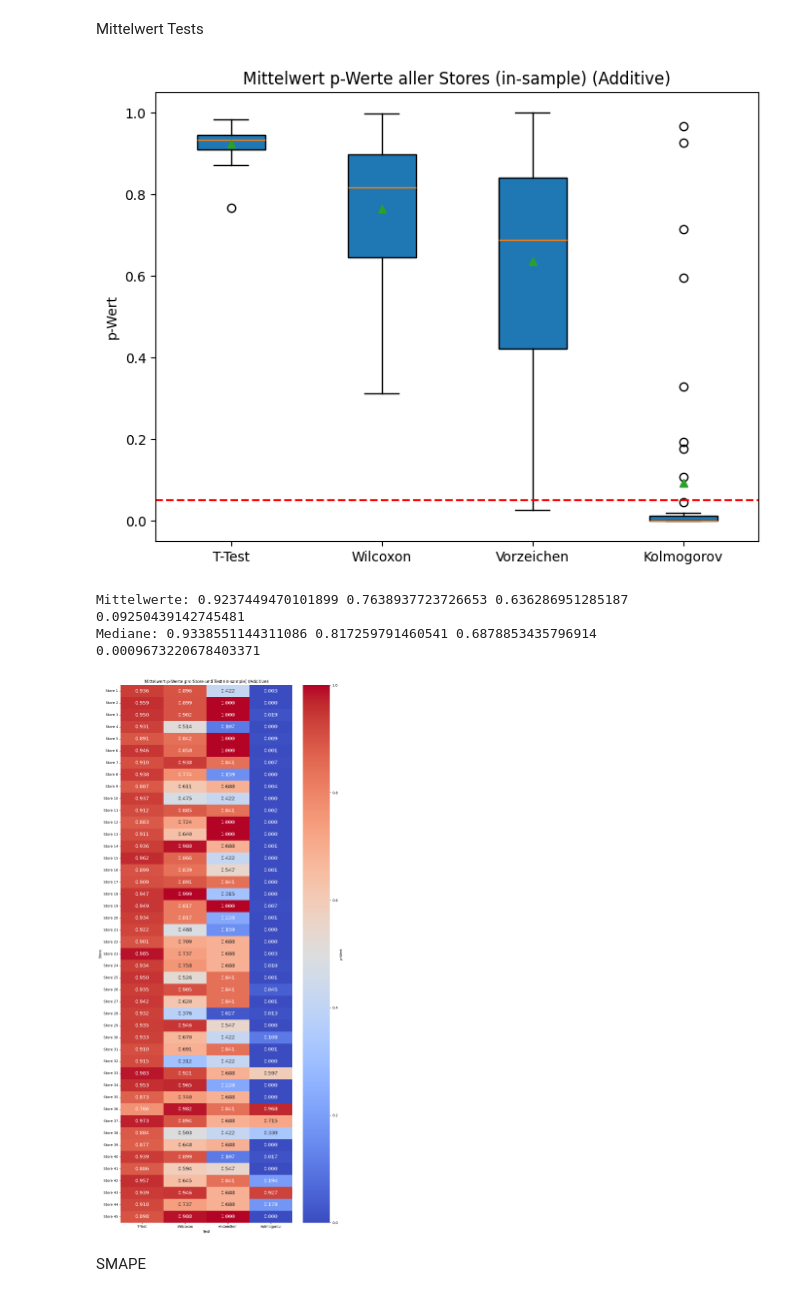
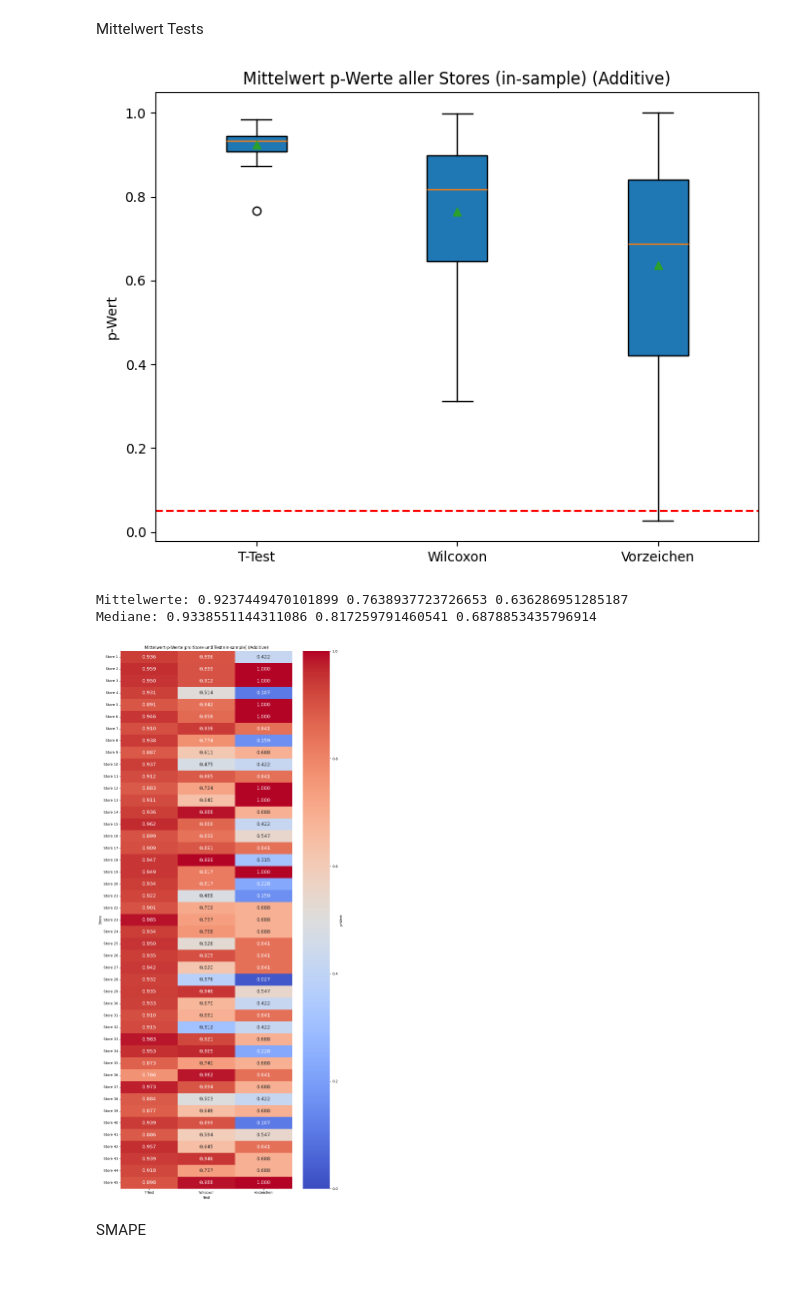
Before and after one commit to netalivo/Bachelor, a Jupyter notebook: main_all_stores_additive.ipynb, the cells around one changed output. Cells and saved outputs as stored; diff of their text form; code cells hidden in the pictures.

```diff
--- a/main_all_stores_additive.ipynb
+++ b/main_all_stores_additive.ipynb
@@ -45,8 +45,8 @@ if model_type == 'Naive':
     residuals_dict, fitted_values_dict = naive_for_all_stores('Walmart_Sales.csv')
 
 if model_type == 'Additive':
-    residuals_dict, fitted_values_dict = additive_for_all_stores('Walmart_Sales.csv', sample = 'IS')
-    residuals_oos_dict, fitted_values_oos_dict = additive_for_all_stores('Walmart_Sales.csv', sample = 'OOS')
+    residuals_dict, fitted_values_dict, y_train_dict, y_test_dict = additive_for_all_stores('Walmart_Sales.csv', sample = 'IS')
+    errors_dict, forecast_dict, y_train_dict, y_test_dict = additive_for_all_stores('Walmart_Sales.csv', sample = 'OOS')
 
 if model_type == 'SARIMA':
     sarima_models = SARIMA_for_all_stores('Walmart_Sales.csv', whichorder = 5)
@@ -149,7 +136,7 @@ for store in range(1, 46):
         try:
             if model_type == 'SARIMA':
                 _, p_value = breusch_godfrey_test(model = sarima_models[store], lags = 20, print_results = False)
-            if model_type == 'Naive':
+            if model_type == 'Additive':
                 _, p_value = breusch_godfrey_test_naive(sales, lags = 5, print_results = False)
             bg_pvalues.append(p_value)
         except Exception as e:
@@ -302,8 +289,7 @@ ACF Plots
 spikes = {}
 for store in range(1, 46):
     resid = residuals_dict.get(store)
-    count_spikes(resid, lags = 18)
-    spikes[store] = count_spikes(resid, lags = 18)
+    spikes[store] = count_spikes(resid, lags = 20)
     #print(spikes[store])
 
 
@@ -316,6 +302,6 @@ plt.boxplot(values, patch_artist=True, showmeans=True)
 plt.title("Verteilung der Anzahl signifikanter ACF-Spikes")
 plt.ylabel("Anzahl der Spikes außerhalb ±1.96/√T")
 plt.xticks([1], ["Alle Zeitreihen"])
-plt.axhline(18*0.05, color='red', linestyle='--')
+plt.axhline(20*0.05, color='red', linestyle='--')
 plt.show()
 # %% [output]
@@ -383,42 +369,42 @@ for store in range(1, 46):
         w_pvalues.append(np.nan)
         b_pvalues.append(np.nan)
         k_pvalues.append(np.nan)
         z_pvalues.append(np.nan)
 
 
-pvalues = np.column_stack([t_pvalues, w_pvalues, s_pvalues, k_pvalues])
+pvalues = np.column_stack([t_pvalues, w_pvalues, s_pvalues])
 
 
 # Erstelle einen Boxplot der p-Werte
 plt.figure(figsize=(8, 6))
 plt.boxplot(pvalues, patch_artist=True, showmeans=True)
 plt.title('Mittelwert p-Werte aller Stores (in-sample) ({})'.format(model_type))
 plt.ylabel("p-Wert")
-plt.xticks([1, 2, 3, 4], ["T-Test", "Wilcoxon", "Vorzeichen","Kolmogorov"])
+plt.xticks([1, 2, 3], ["T-Test", "Wilcoxon", "Vorzeichen"])
 plt.axhline(0.05, color='red', linestyle='--', label='Signifikanzniveau 0.05')
 plt.show()
 
 # Mittelwerte und Median der p-Werte
-print("Mittelwerte:", np.mean(t_pvalues), np.mean(w_pvalues), np.mean(s_pvalues), np.mean(k_pvalues))
-print("Mediane:", np.median(t_pvalues), np.median(w_pvalues), np.median(s_pvalues), np.median(k_pvalues))
+print("Mittelwerte:", np.mean(t_pvalues), np.mean(w_pvalues), np.mean(s_pvalues))
+print("Mediane:", np.median(t_pvalues), np.median(w_pvalues), np.median(s_pvalues))
 
 
 # Heatmap
 store_names = [f"Store {i+1}" for i in range(pvalues.shape[0])]
-columns = ["T-Test", "Wilcoxon", "Vorzeichen", "Kolmogorov"]
+columns = ["T-Test", "Wilcoxon", "Vorzeichen"]
 df_pvalues = pd.DataFrame(pvalues, index=store_names, columns=columns)
 plt.figure(figsize=(10, len(store_names) * 0.5))  # Dynamische Höhe
 sns.heatmap(df_pvalues, annot=True, fmt=".3f", annot_kws={"size": 14}, cmap="coolwarm", cbar_kws={'label': 'p-Wert'}, vmin=0, vmax=1)
 plt.title('Mittelwert-p-Werte pro Store und Test (in-sample) ({})'.format(model_type))
 plt.xlabel("Test")
 plt.ylabel("Store")
 plt.tight_layout()
 plt.show()
 # %% [output]
-[figure, old version]
+[figure, new version]
-Mittelwerte: 0.9237449470101899 0.7638937723726653 0.636286951285187 0.09250439142745481
-Mediane: 0.9338551144311086 0.817259791460541 0.6878853435796914 0.0009673220678403371
+Mittelwerte: 0.9237449470101899 0.7638937723726653 0.636286951285187
+Mediane: 0.9338551144311086 0.817259791460541 0.6878853435796914
-[figure, old version]
+[figure, new version]
 # %% [markdown]
 SMAPE
 # %%
```
Also changed, not shown: parts of 16 cells of this notebook, 8 other files.
